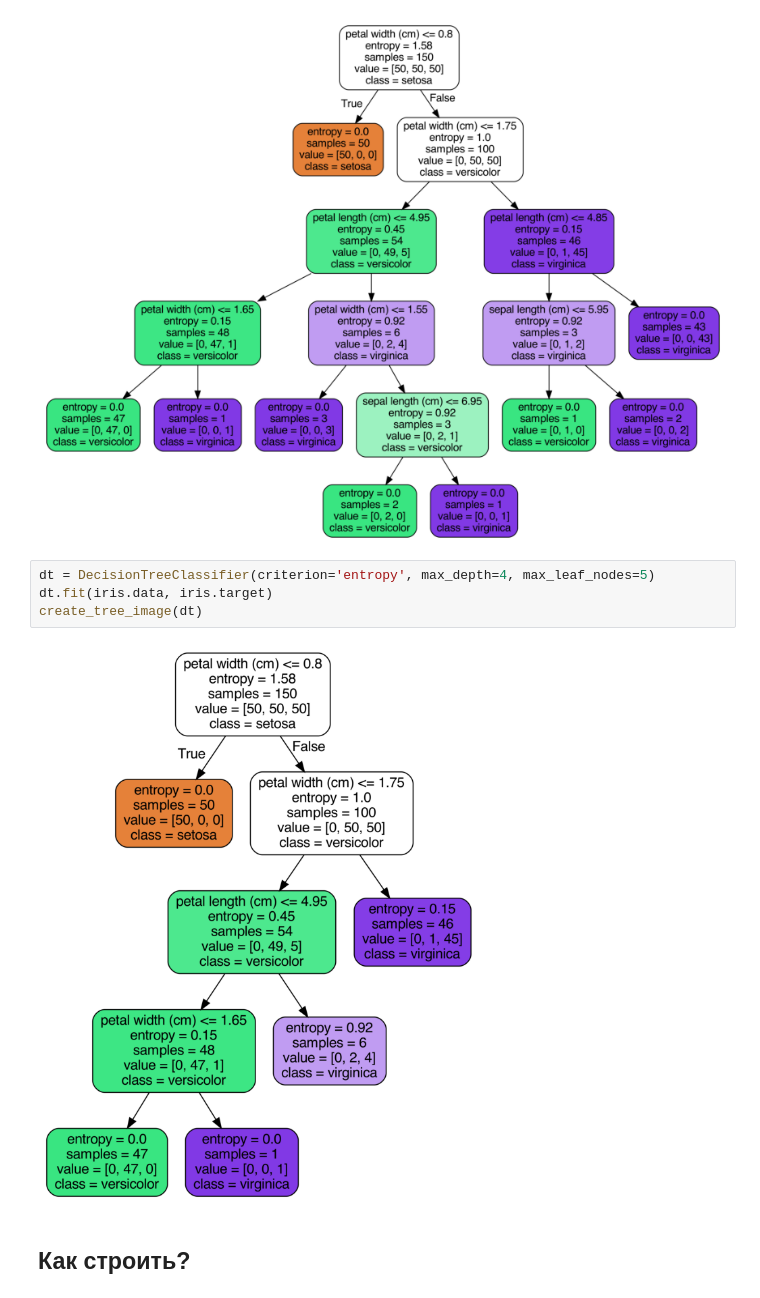
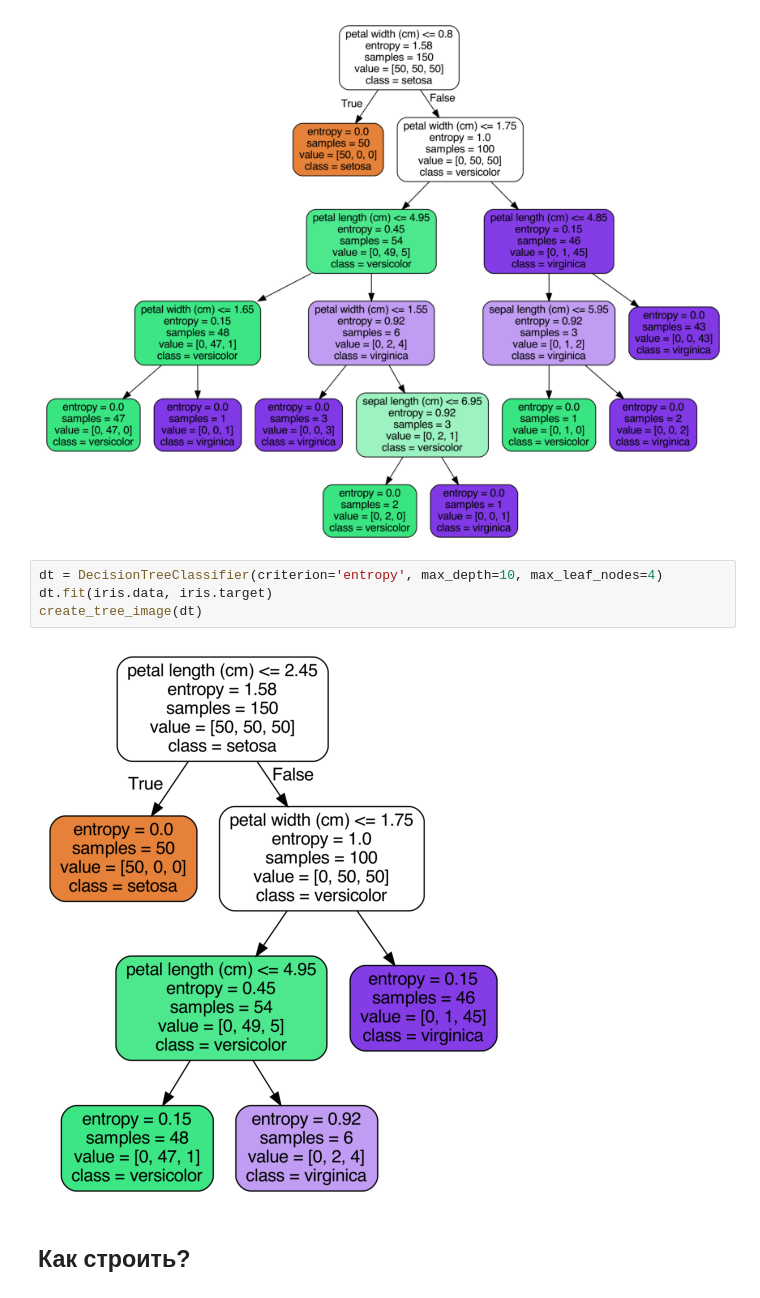
Before and after one commit to samstikhin/ml2022, a Jupyter notebook: 04-DTandRF/DT.ipynb, the cells around one changed output. Drawn from its saved outputs; the diff is of its cells as text.

```diff
--- a/04-DTandRF/DT.ipynb
+++ b/04-DTandRF/DT.ipynb
@@ -72,11 +70,11 @@ create_tree_image(dt)
 # %% [output]
 [figure]
 # %%
-dt = DecisionTreeClassifier(criterion='entropy', max_depth=4, max_leaf_nodes=5)
+dt = DecisionTreeClassifier(criterion='entropy', max_depth=10, max_leaf_nodes=4)
 dt.fit(iris.data, iris.target)
 create_tree_image(dt)
 # %% [output]
-[figure, old version]
+[figure, new version]
 # %% [markdown]
 ## Как строить?
 # %% [markdown]
```
Also changed, not shown: parts of 3 cells of this notebook, 5 other files.
